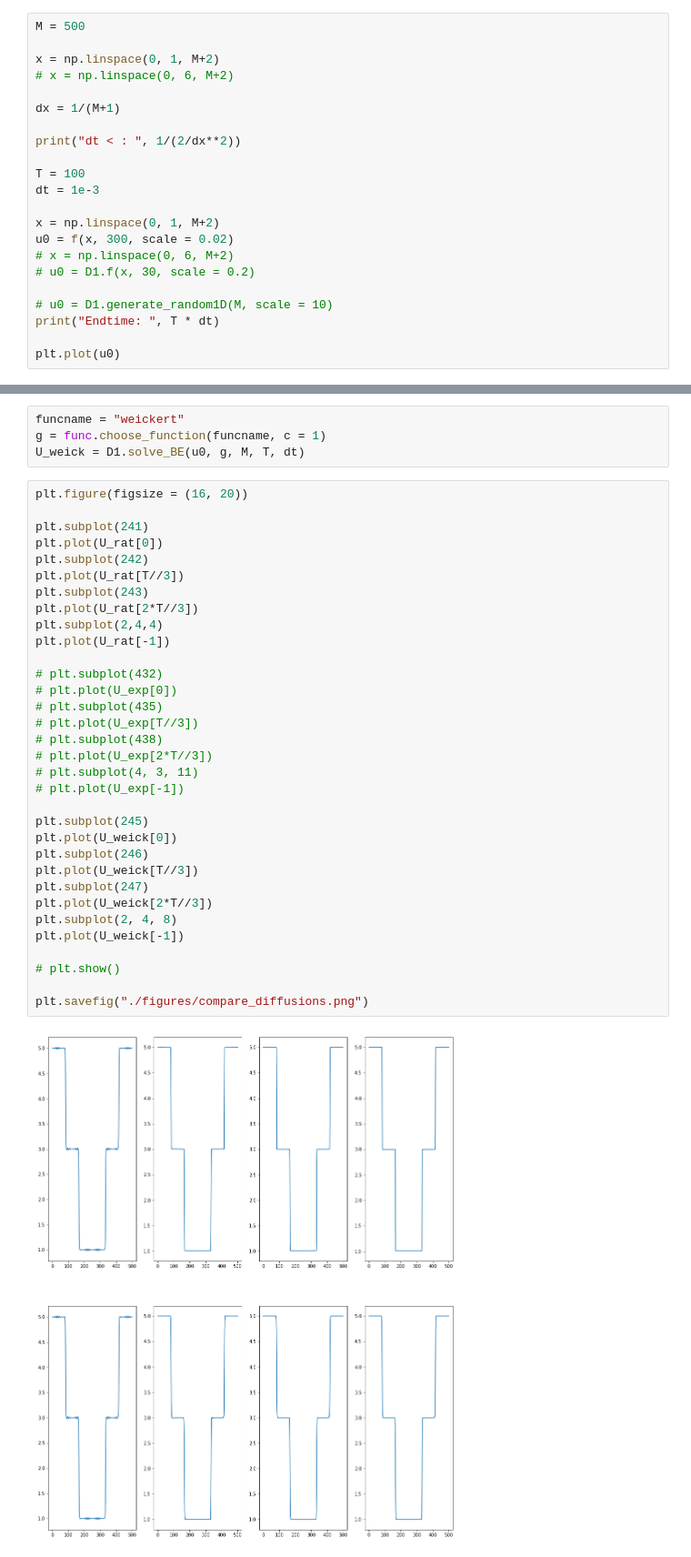
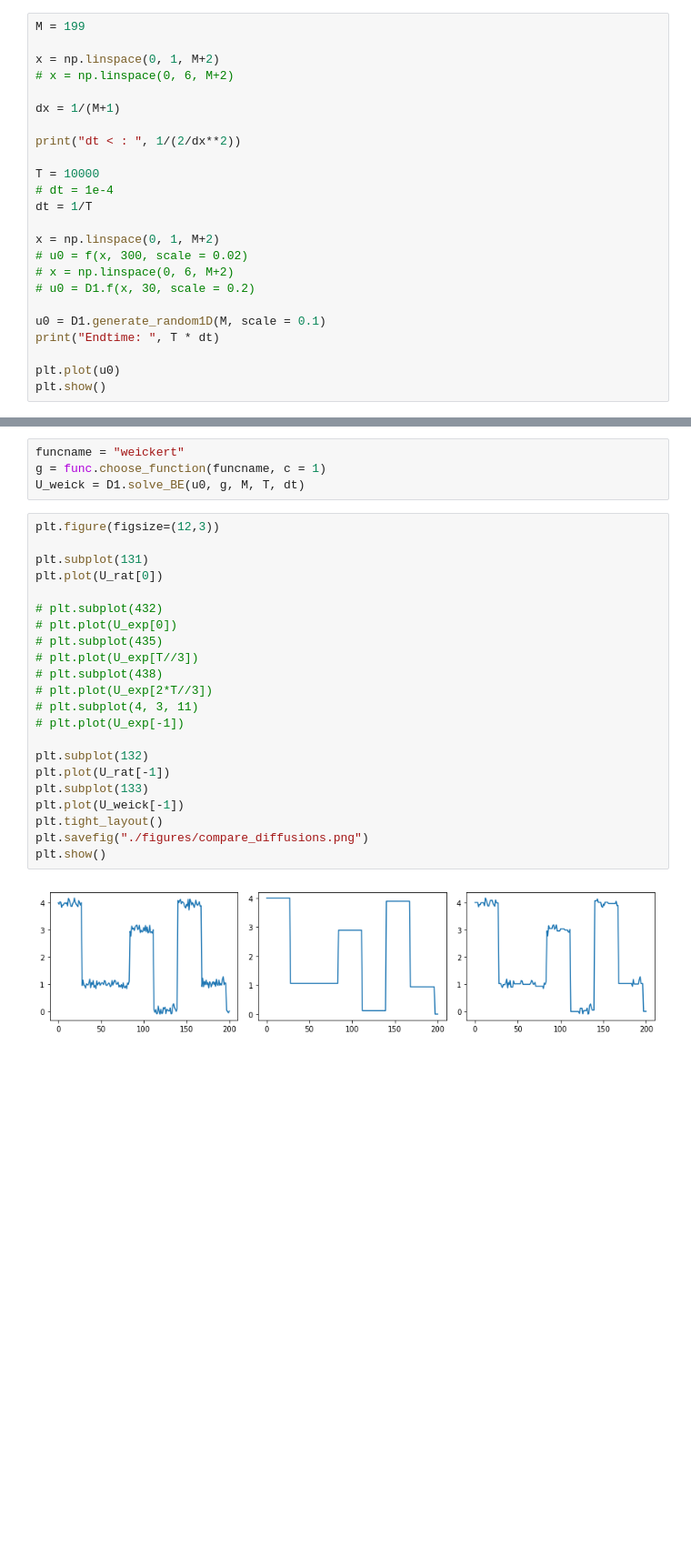
Before and after one commit to jorgenriseth/Perona-Malik-Equation, a Jupyter notebook: Figures.ipynb, the cells around one changed output, grey strips where cells are left out. Shown at 91% size. Saved outputs shown, nothing was run; the diff lists cells and outputs as text; blank space fills up the shorter version.

```diff
--- a/Figures.ipynb
+++ b/Figures.ipynb
@@ -15,7 +17,7 @@ def f(x, alpha, scale = 0.1):
     second = np.tanh(alpha*(x-4/6)) + np.tanh(alpha*(x-5/6)) + scale*(np.sin(25*x))**2*np.sin(300*x)
     return first + second
 # %%
-M = 500
+M = 199
 
 x = np.linspace(0, 1, M+2)
 # x = np.linspace(0, 6, M+2)
@@ -24,16 +26,18 @@ dx = 1/(M+1)
 
 print("dt < : ", 1/(2/dx**2))
 
-T = 100
-dt = 1e-3
+T = 10000
+# dt = 1e-4
+dt = 1/T
 
 x = np.linspace(0, 1, M+2)
-u0 = f(x, 300, scale = 0.02)
+# u0 = f(x, 300, scale = 0.02)
 # x = np.linspace(0, 6, M+2)
 # u0 = D1.f(x, 30, scale = 0.2)
 
-# u0 = D1.generate_random1D(M, scale = 10)
+u0 = D1.generate_random1D(M, scale = 0.1)
 print("Endtime: ", T * dt)
 
 plt.plot(u0)
+plt.show()
 # %% [output]
@@ -54,37 +57,26 @@ funcname = "weickert"
 g = func.choose_function(funcname, c = 1)
 U_weick = D1.solve_BE(u0, g, M, T, dt)
 # %%
-plt.figure(figsize = (16, 20))
+plt.figure(figsize=(12,3))
 
-plt.subplot(241)
+plt.subplot(131)
 plt.plot(U_rat[0])
-plt.subplot(242)
-plt.plot(U_rat[T//3])
-plt.subplot(243)
-plt.plot(U_rat[2*T//3])
-plt.subplot(2,4,4)
-plt.plot(U_rat[-1])
 
 # plt.subplot(432)
 # plt.plot(U_exp[0])
 # plt.subplot(435)
 # plt.plot(U_exp[T//3])
 # plt.subplot(438)
 # plt.plot(U_exp[2*T//3])
 # plt.subplot(4, 3, 11)
 # plt.plot(U_exp[-1])
 
-plt.subplot(245)
-plt.plot(U_weick[0])
-plt.subplot(246)
-plt.plot(U_weick[T//3])
-plt.subplot(247)
-plt.plot(U_weick[2*T//3])
-plt.subplot(2, 4, 8)
+plt.subplot(132)
+plt.plot(U_rat[-1])
+plt.subplot(133)
 plt.plot(U_weick[-1])
-
-# plt.show()
-
+plt.tight_layout()
 plt.savefig("./figures/compare_diffusions.png")
+plt.show()
 # %% [output]
-[figure, old version]
+[figure, new version]
```
Also changed, not shown: parts of 16 cells of this notebook, 19 other files.
